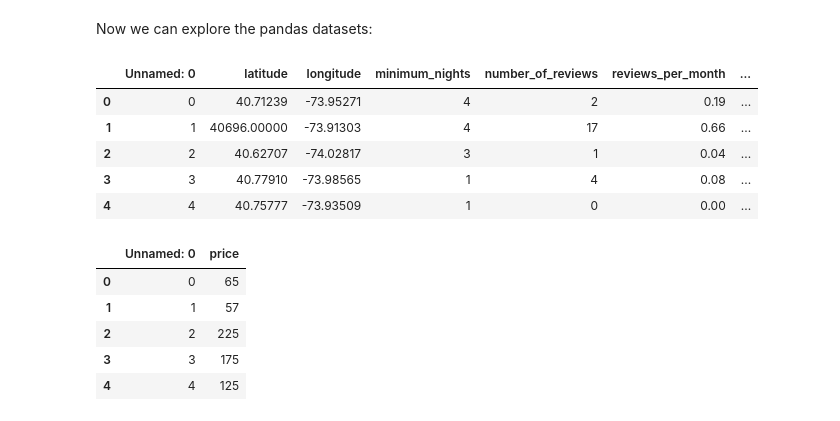
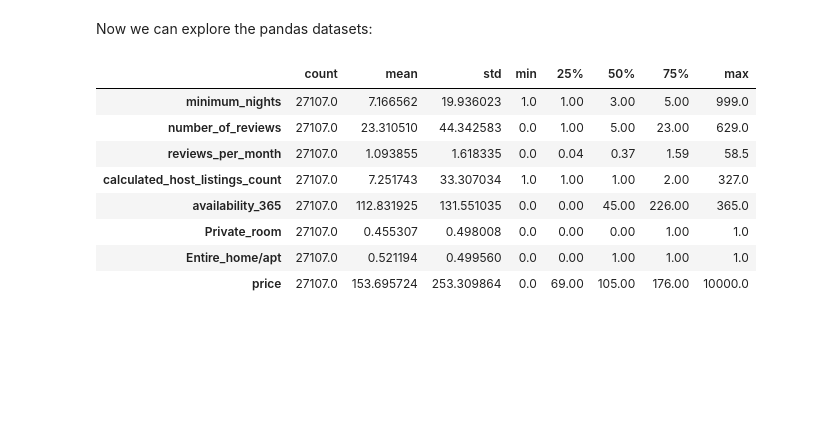
Before and after one commit to AlbezJelt/AML_Assignment1, a Jupyter notebook: Regression.ipynb, the cells around one changed output. Drawn from its saved outputs; the diff is of its cells as text; code cells hidden in the pictures; blank space fills up the shorter version.

```diff
--- a/Regression.ipynb
+++ b/Regression.ipynb
@@ -16,20 +25,21 @@ trainset, labelset = import_training_dataset()
 # %% [markdown]
 Now we can explore the pandas datasets:
-# %%
-trainset.head()
-# %% [output]
-|  | Unnamed: 0 | latitude | longitude | minimum_nights | number_of_reviews | reviews_per_month | ... |
-| 0 | 0 | 40.71239 | -73.95271 | 4 | 2 | 0.19 | ... |
-| 1 | 1 | 40696.00000 | -73.91303 | 4 | 17 | 0.66 | ... |
-| 2 | 2 | 40.62707 | -74.02817 | 3 | 1 | 0.04 | ... |
-| 3 | 3 | 40.77910 | -73.98565 | 1 | 4 | 0.08 | ... |
-| 4 | 4 | 40.75777 | -73.93509 | 1 | 0 | 0.00 | ... |
-# %%
-labelset.head()
-# %% [output]
-|  | Unnamed: 0 | price |
-| 0 | 0 | 65 |
-| 1 | 1 | 57 |
-| 2 | 2 | 225 |
-| 3 | 3 | 175 |
-| 4 | 4 | 125 |
+# %%
+import seaborn as sns
+
+train_stats = trainset.describe()
+train_stats.pop("id")
+train_stats.pop("latitude")
+train_stats.pop("longitude")
+train_stats = train_stats.transpose()
+train_stats
+# %% [output]
+|  | count | mean | std | min | 25% | 50% | 75% | max |
+| minimum_nights | 27107.0 | 7.166562 | 19.936023 | 1.0 | 1.00 | 3.00 | 5.00 | 999.0 |
+| number_of_reviews | 27107.0 | 23.310510 | 44.342583 | 0.0 | 1.00 | 5.00 | 23.00 | 629.0 |
+| reviews_per_month | 27107.0 | 1.093855 | 1.618335 | 0.0 | 0.04 | 0.37 | 1.59 | 58.5 |
+| calculated_host_listings_count | 27107.0 | 7.251743 | 33.307034 | 1.0 | 1.00 | 1.00 | 2.00 | 327.0 |
+| availability_365 | 27107.0 | 112.831925 | 131.551035 | 0.0 | 0.00 | 45.00 | 226.00 | 365.0 |
+| Private_room | 27107.0 | 0.455307 | 0.498008 | 0.0 | 0.00 | 0.00 | 1.00 | 1.0 |
+| Entire_home/apt | 27107.0 | 0.521194 | 0.499560 | 0.0 | 0.00 | 1.00 | 1.00 | 1.0 |
+| price | 27107.0 | 153.695724 | 253.309864 | 0.0 | 69.00 | 105.00 | 176.00 | 10000.0 |
```
Also changed, not shown: parts of 2 cells of this notebook.
